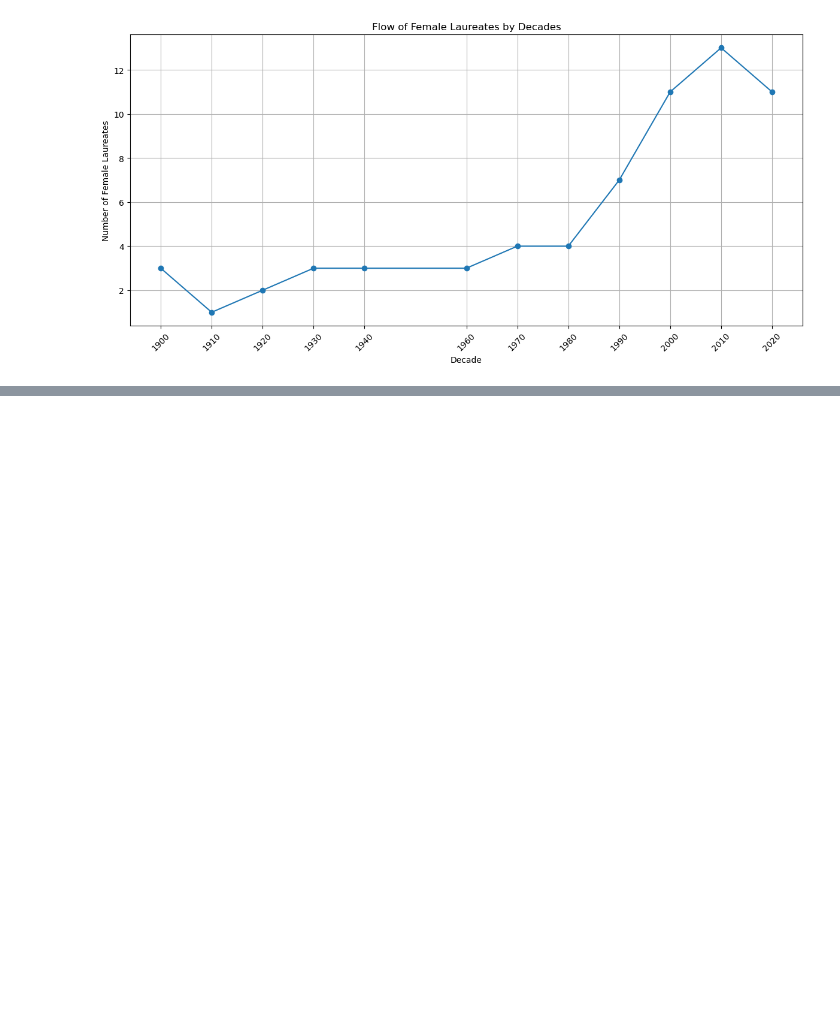
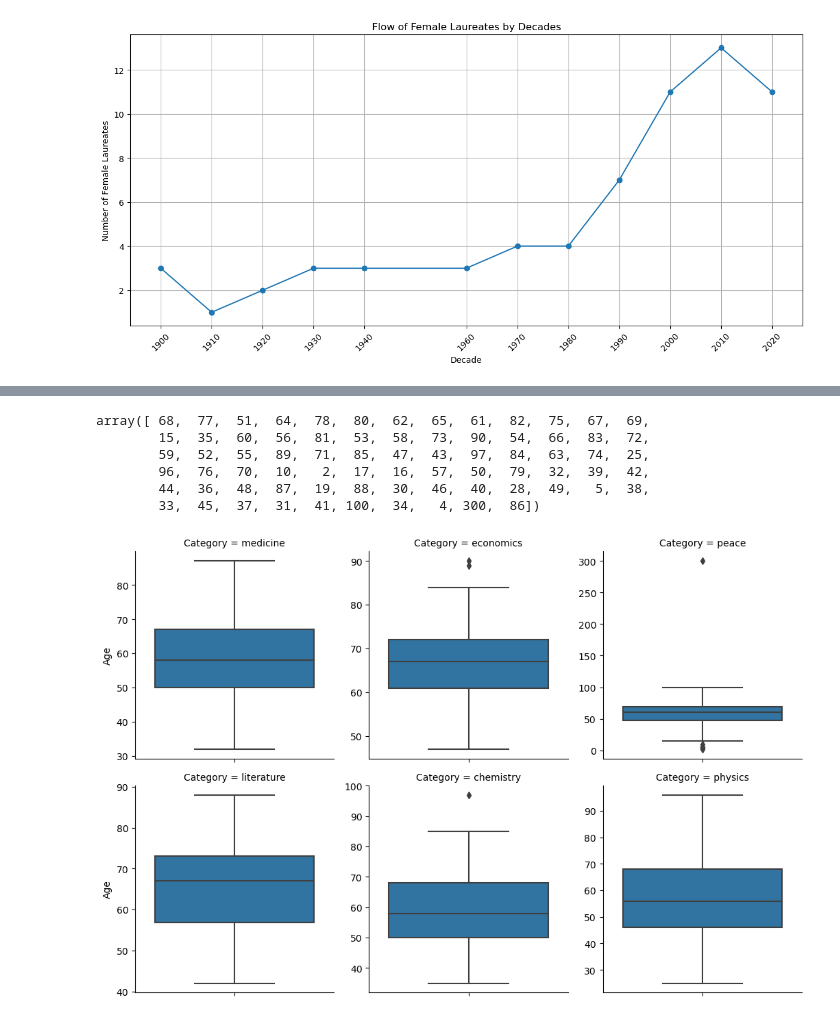
Before and after one commit to SarahB21/Project2024, a Jupyter notebook: ProjectLabelLaureate.ipynb, the cells around one changed output, grey strips where cells are left out. Drawn from its saved outputs; the diff is of its cells as text; code cells hidden in the pictures; blank space fills up the shorter version.

```diff
--- a/ProjectLabelLaureate.ipynb
+++ b/ProjectLabelLaureate.ipynb
@@ -460,0 +390,3 @@ plt.show()
+# %%
+nobel_data['Born'] = nobel_data['Born'].apply(lambda x: x.replace('/', '-'))
+nobel_data['Born'].head() # fixing data
@@ -460,0 +402,11 @@ plt.show()
+# %%
+def Year_return(date):
+    list1=date.split("-")
+    if len(list1[0])==4:
+        return(list1[0])
+    else:
+        return list1[2]
+
+
+nobel_data['Year_born']=nobel_data['Born'].apply(Year_return)
+nobel_data['Year_born'].unique() # verifying there isnt something wrong
@@ -460,0 +434,3 @@ plt.show()
+# %%
+nobel_data['Year_born'] = nobel_data['Year_born'].astype(int)
+nobel_data['Year_born'].unique() # verify there isnt somthing not logic
@@ -460,0 +452,16 @@ plt.show()
+# %%
+nobel_data['Age']=nobel_data['Year']-nobel_data['Year_born']
+nobel_data['Age'].unique() # verify there isnt somthing not logic
+# %% [output]
+array([ 68,  77,  51,  64,  78,  80,  62,  65,  61,  82,  75,  67,  69,
+        15,  35,  60,  56,  81,  53,  58,  73,  90,  54,  66,  83,  72,
+        59,  52,  55,  89,  71,  85,  47,  43,  97,  84,  63,  74,  25,
+        96,  76,  70,  10,   2,  17,  16,  57,  50,  79,  32,  39,  42,
+        44,  36,  48,  87,  19,  88,  30,  46,  40,  28,  49,   5,  38,
+        33,  45,  37,  31,  41, 100,  34,   4, 300,  86])
+# %%
+g = sns.FacetGrid(data = nobel_data, col="Category",  col_wrap=3 ,sharex = False, sharey= False, height=3.5)
+g.map_dataframe(sns.boxplot, y = 'Age')
+plt.show()
+# %% [output]
+[figure, added]
```
Also changed, not shown: parts of 53 cells of this notebook.
